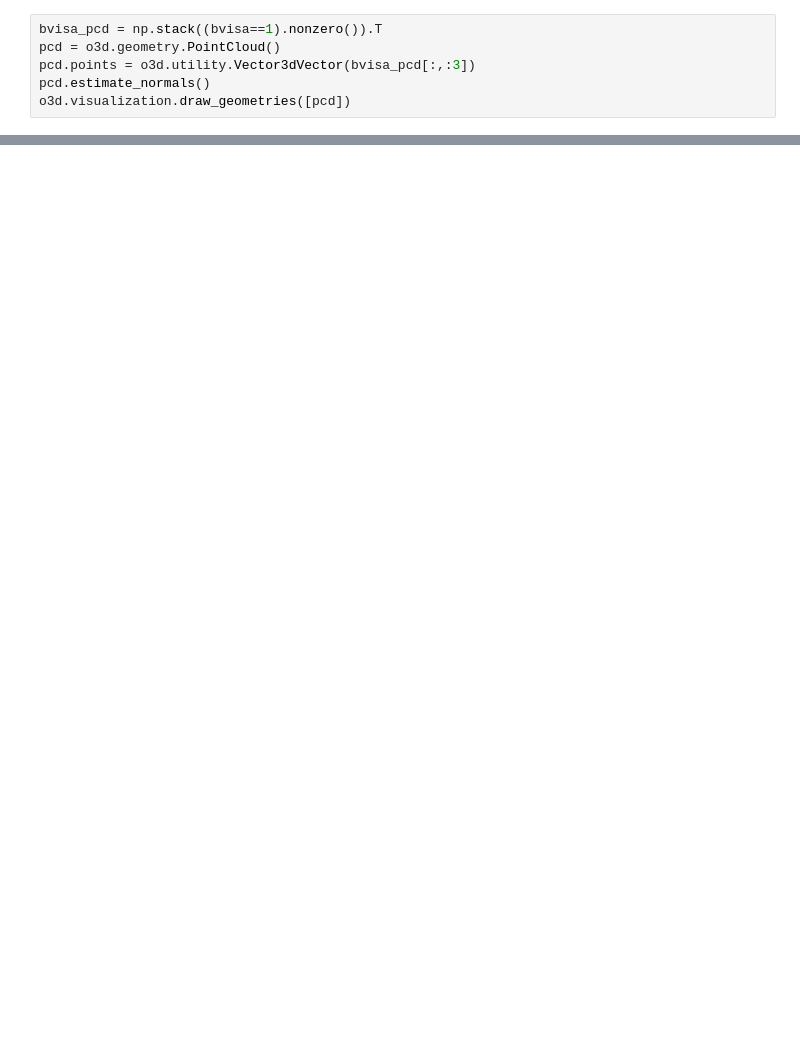
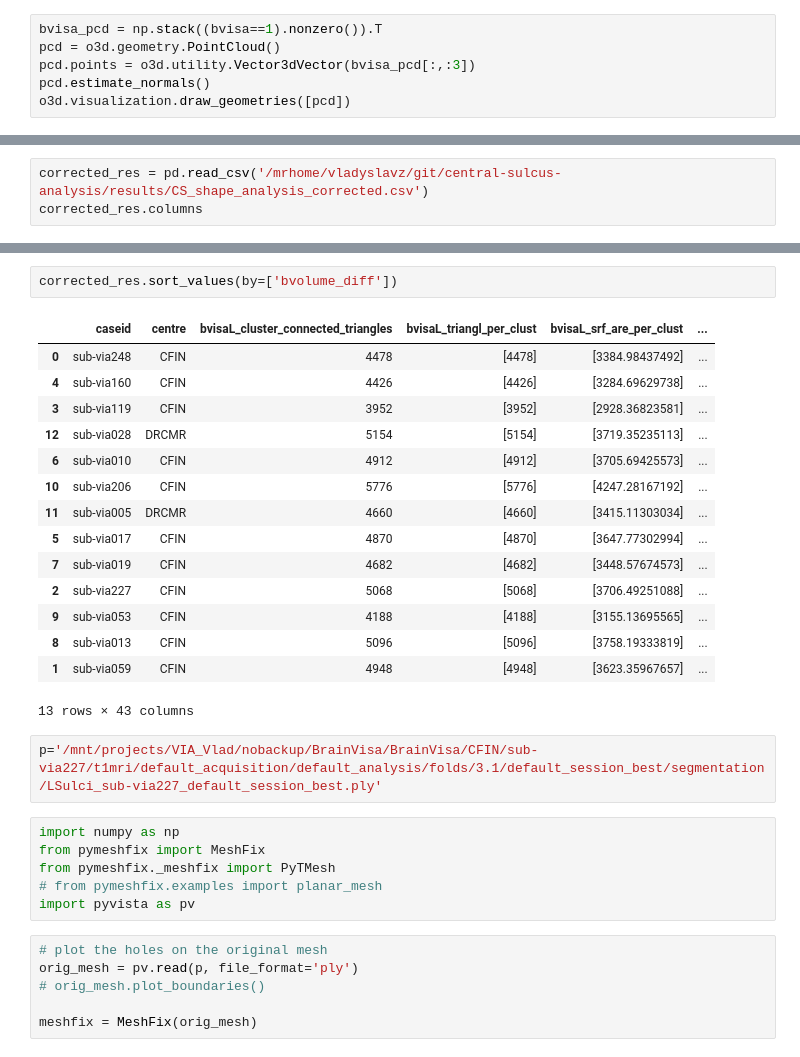
Before and after one commit to Vivikar/central-sulcus-analysis, a Jupyter notebook: notebooks/0_CS_EDA.ipynb, the cells around one changed output, grey strips where cells are left out. Cells and saved outputs as stored; diff of their text form; blank space fills up the shorter version.

```diff
--- a/notebooks/0_CS_EDA.ipynb
+++ b/notebooks/0_CS_EDA.ipynb
@@ -80,0 +268,3 @@ o3d.visualization.draw_geometries_with_custom_animation([filled,
+# %%
+corrected_res = pd.read_csv('/mrhome/vladyslavz/git/central-sulcus-analysis/results/CS_shape_analysis_corrected.csv')
+corrected_res.columns
@@ -80,0 +289,32 @@ o3d.visualization.draw_geometries_with_custom_animation([filled,
+# %%
+corrected_res.sort_values(by=['bvolume_diff'])
+# %% [output]
+|  | caseid | centre | bvisaL_cluster_connected_triangles | bvisaL_triangl_per_clust | bvisaL_srf_are_per_clust | ... |
+| 0 | sub-via248 | CFIN | 4478 | [4478] | [3384.98437492] | ... |
+| 4 | sub-via160 | CFIN | 4426 | [4426] | [3284.69629738] | ... |
+| 3 | sub-via119 | CFIN | 3952 | [3952] | [2928.36823581] | ... |
+| 12 | sub-via028 | DRCMR | 5154 | [5154] | [3719.35235113] | ... |
+| 6 | sub-via010 | CFIN | 4912 | [4912] | [3705.69425573] | ... |
+| 10 | sub-via206 | CFIN | 5776 | [5776] | [4247.28167192] | ... |
+| 11 | sub-via005 | DRCMR | 4660 | [4660] | [3415.11303034] | ... |
+| 5 | sub-via017 | CFIN | 4870 | [4870] | [3647.77302994] | ... |
+| 7 | sub-via019 | CFIN | 4682 | [4682] | [3448.57674573] | ... |
+| 2 | sub-via227 | CFIN | 5068 | [5068] | [3706.49251088] | ... |
+| 9 | sub-via053 | CFIN | 4188 | [4188] | [3155.13695565] | ... |
+| 8 | sub-via013 | CFIN | 5096 | [5096] | [3758.19333819] | ... |
+| 1 | sub-via059 | CFIN | 4948 | [4948] | [3623.35967657] | ... |
+13 rows × 43 columns
+# %%
+p='/mnt/projects/VIA_Vlad/nobackup/BrainVisa/BrainVisa/CFIN/sub-via227/t1mri/default_acquisition/default_analysis/folds/3.1/default_session_best/segmentation/LSulci_sub-via227_default_session_best.ply'
+# %%
+import numpy as np
+from pymeshfix import MeshFix
+from pymeshfix._meshfix import PyTMesh
+# from pymeshfix.examples import planar_mesh
+import pyvista as pv
+# %%
+# plot the holes on the original mesh
+orig_mesh = pv.read(p, file_format='ply')
+# orig_mesh.plot_boundaries()
+
+meshfix = MeshFix(orig_mesh)
```
Also changed, not shown: parts of 48 cells of this notebook, 5 other files.
